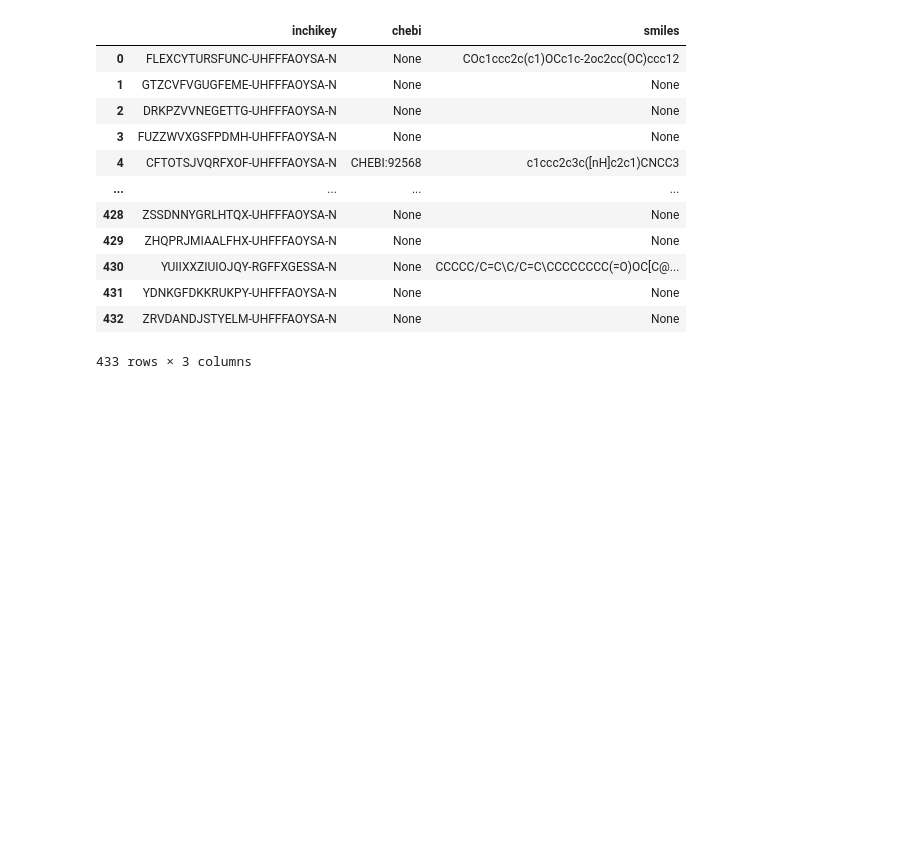
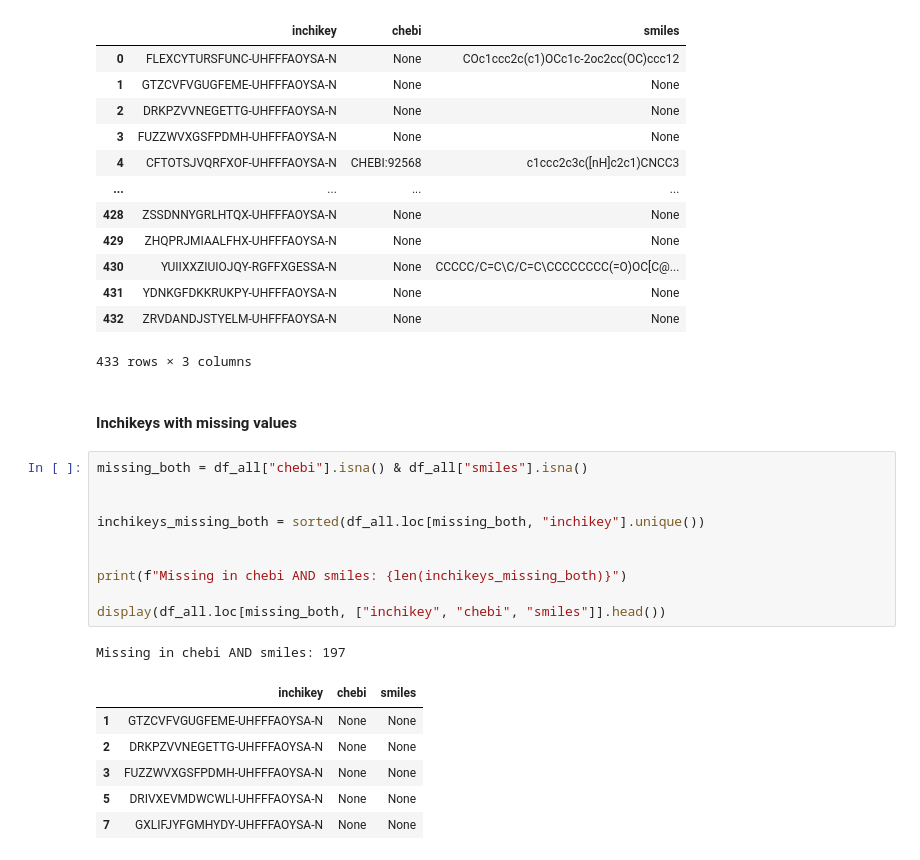
Before and after one commit to SamSaladino/Effective-Topological-Coverage-ETC, a Jupyter notebook: notebooks/data_processing.ipynb, the cells around one changed output. Drawn from its saved outputs; the diff is of its cells as text; blank space fills up the shorter version.

Commit message:
chore : checking missing values for inchikeys

```diff
--- a/notebooks/data_processing.ipynb
+++ b/notebooks/data_processing.ipynb
@@ -156,3 +157,23 @@ df_all
 | 431 | YDNKGFDKKRUKPY-UHFFFAOYSA-N | None | None |
 | 432 | ZRVDANDJSTYELM-UHFFFAOYSA-N | None | None |
 433 rows × 3 columns
+# %% [markdown]
+#### Inchikeys with missing values
+# %%
+missing_both = df_all["chebi"].isna() & df_all["smiles"].isna()
+
+
+inchikeys_missing_both = sorted(df_all.loc[missing_both, "inchikey"].unique())
+
+
+print(f"Missing in chebi AND smiles: {len(inchikeys_missing_both)}")
+
+display(df_all.loc[missing_both, ["inchikey", "chebi", "smiles"]].head())
+# %% [output]
+Missing in chebi AND smiles: 197
+|  | inchikey | chebi | smiles |
+| 1 | GTZCVFVGUGFEME-UHFFFAOYSA-N | None | None |
+| 2 | DRKPZVVNEGETTG-UHFFFAOYSA-N | None | None |
+| 3 | FUZZWVXGSFPDMH-UHFFFAOYSA-N | None | None |
+| 5 | DRIVXEVMDWCWLI-UHFFFAOYSA-N | None | None |
+| 7 | GXLIFJYFGMHYDY-UHFFFAOYSA-N | None | None |
```
Also changed, not shown: parts of 3 cells of this notebook.
